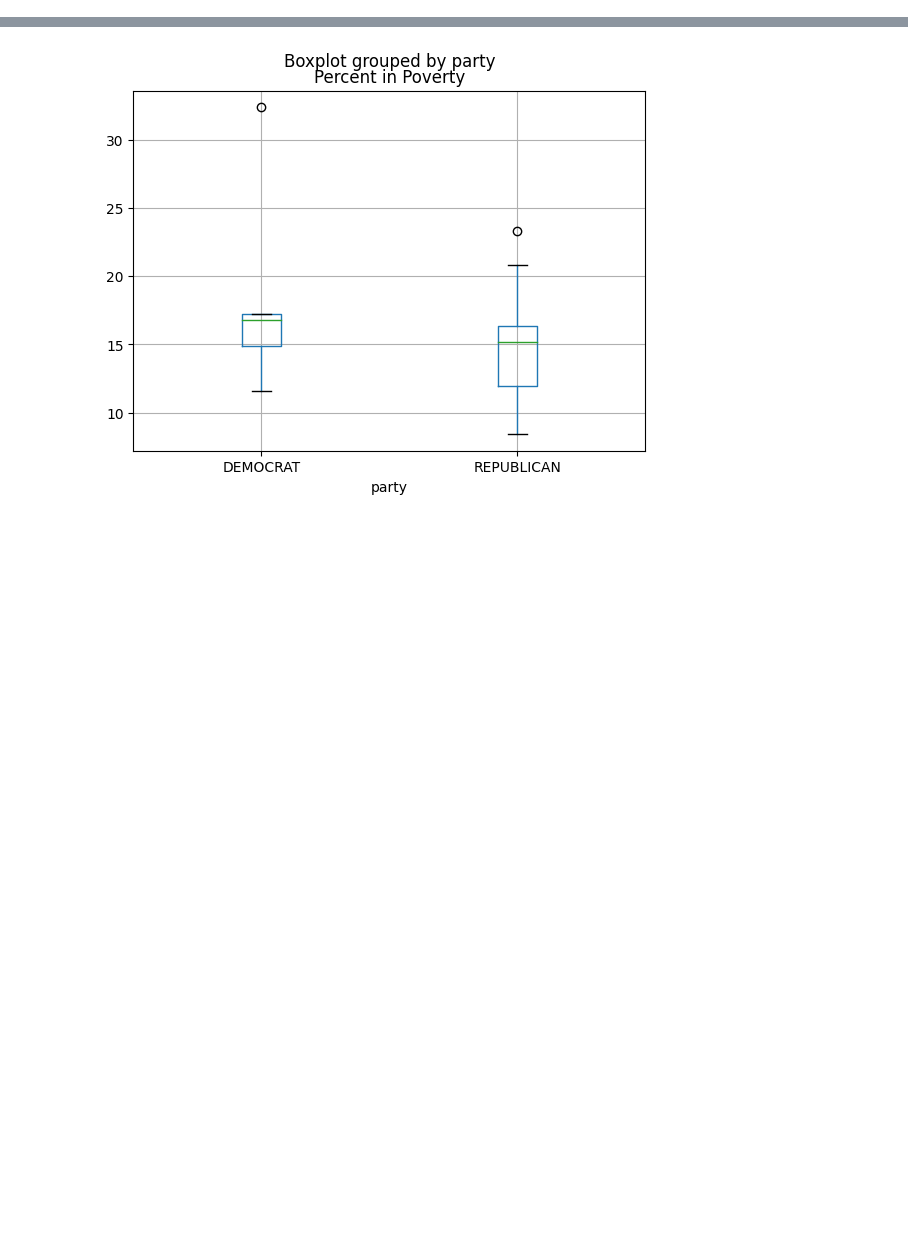
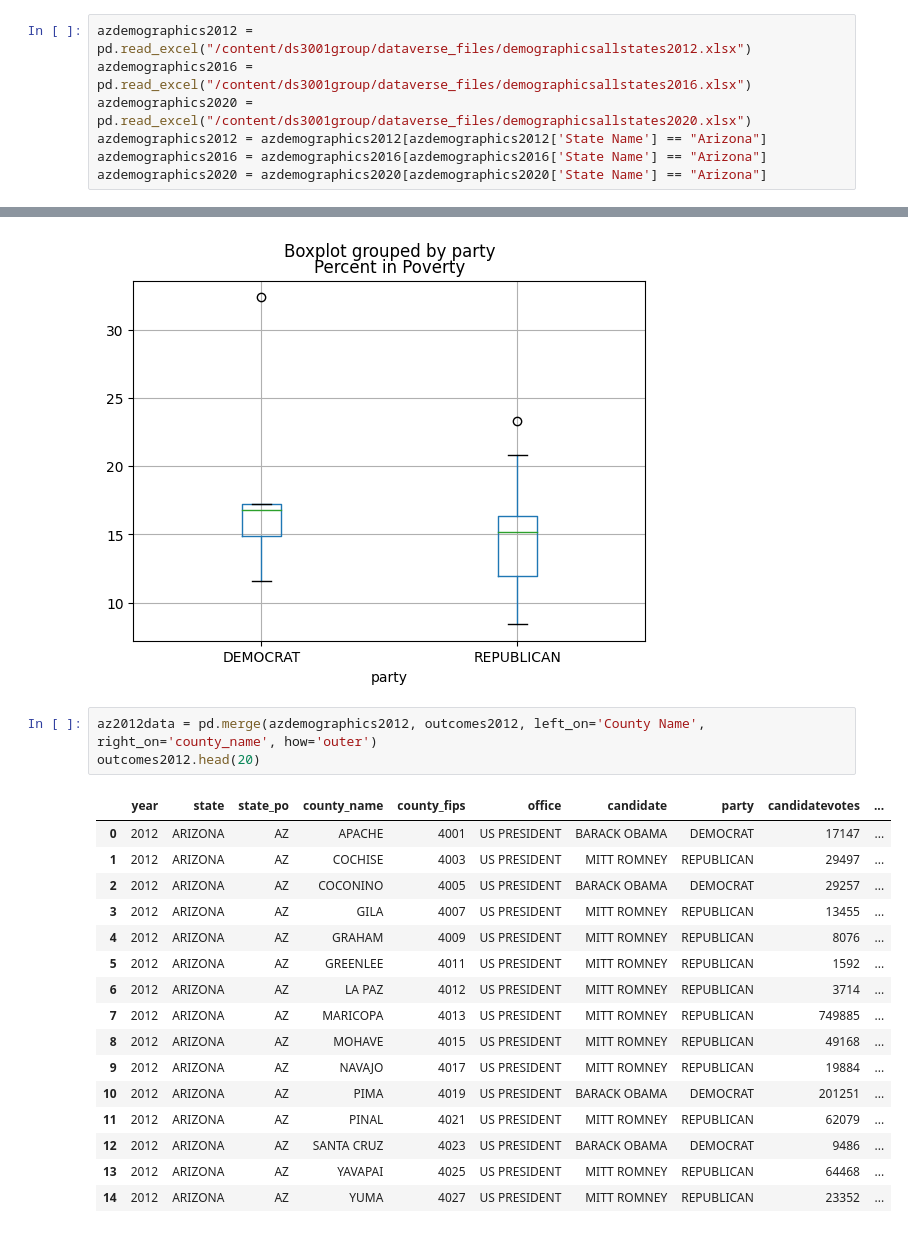
Before and after one commit to vaibhavjha06/ds3001group, a Jupyter notebook: arizona/azEDA.ipynb, the cells around one changed output, grey strips where cells are left out. Saved outputs shown, nothing was run; the diff lists cells and outputs as text; blank space fills up the shorter version.

```diff
--- a/arizona/azEDA.ipynb
+++ b/arizona/azEDA.ipynb
@@ -32,3 +26,10 @@ azdemographics2012.head()
+# %%
+azdemographics2012 = pd.read_excel("/content/ds3001group/dataverse_files/demographicsallstates2012.xlsx")
+azdemographics2016 = pd.read_excel("/content/ds3001group/dataverse_files/demographicsallstates2016.xlsx")
+azdemographics2020 = pd.read_excel("/content/ds3001group/dataverse_files/demographicsallstates2020.xlsx")
+azdemographics2012 = azdemographics2012[azdemographics2012['State Name'] == "Arizona"]
+azdemographics2016 = azdemographics2016[azdemographics2016['State Name'] == "Arizona"]
+azdemographics2020 = azdemographics2020[azdemographics2020['State Name'] == "Arizona"]
 # %%
 # Wrangling
 
@@ -78,3 +86,23 @@ Name: Percent in Poverty, dtype: float64
 <Axes: title={'center': 'Percent in Poverty'}, xlabel='party'>
 [figure]
 [figure]
+# %%
+az2012data = pd.merge(azdemographics2012, outcomes2012, left_on='County Name', right_on='county_name', how='outer')
+outcomes2012.head(20)
+# %% [output]
+|  | year | state | state_po | county_name | county_fips | office | candidate | party | candidatevotes | ... |
+| 0 | 2012 | ARIZONA | AZ | APACHE | 4001 | US PRESIDENT | BARACK OBAMA | DEMOCRAT | 17147 | ... |
+| 1 | 2012 | ARIZONA | AZ | COCHISE | 4003 | US PRESIDENT | MITT ROMNEY | REPUBLICAN | 29497 | ... |
+| 2 | 2012 | ARIZONA | AZ | COCONINO | 4005 | US PRESIDENT | BARACK OBAMA | DEMOCRAT | 29257 | ... |
+| 3 | 2012 | ARIZONA | AZ | GILA | 4007 | US PRESIDENT | MITT ROMNEY | REPUBLICAN | 13455 | ... |
+| 4 | 2012 | ARIZONA | AZ | GRAHAM | 4009 | US PRESIDENT | MITT ROMNEY | REPUBLICAN | 8076 | ... |
+| 5 | 2012 | ARIZONA | AZ | GREENLEE | 4011 | US PRESIDENT | MITT ROMNEY | REPUBLICAN | 1592 | ... |
+| 6 | 2012 | ARIZONA | AZ | LA PAZ | 4012 | US PRESIDENT | MITT ROMNEY | REPUBLICAN | 3714 | ... |
+| 7 | 2012 | ARIZONA | AZ | MARICOPA | 4013 | US PRESIDENT | MITT ROMNEY | REPUBLICAN | 749885 | ... |
+| 8 | 2012 | ARIZONA | AZ | MOHAVE | 4015 | US PRESIDENT | MITT ROMNEY | REPUBLICAN | 49168 | ... |
+| 9 | 2012 | ARIZONA | AZ | NAVAJO | 4017 | US PRESIDENT | MITT ROMNEY | REPUBLICAN | 19884 | ... |
+| 10 | 2012 | ARIZONA | AZ | PIMA | 4019 | US PRESIDENT | BARACK OBAMA | DEMOCRAT | 201251 | ... |
+| 11 | 2012 | ARIZONA | AZ | PINAL | 4021 | US PRESIDENT | MITT ROMNEY | REPUBLICAN | 62079 | ... |
+| 12 | 2012 | ARIZONA | AZ | SANTA CRUZ | 4023 | US PRESIDENT | BARACK OBAMA | DEMOCRAT | 9486 | ... |
+| 13 | 2012 | ARIZONA | AZ | YAVAPAI | 4025 | US PRESIDENT | MITT ROMNEY | REPUBLICAN | 64468 | ... |
+| 14 | 2012 | ARIZONA | AZ | YUMA | 4027 | US PRESIDENT | MITT ROMNEY | REPUBLICAN | 23352 | ... |
```
Also changed, not shown: parts of 4 cells of this notebook.
